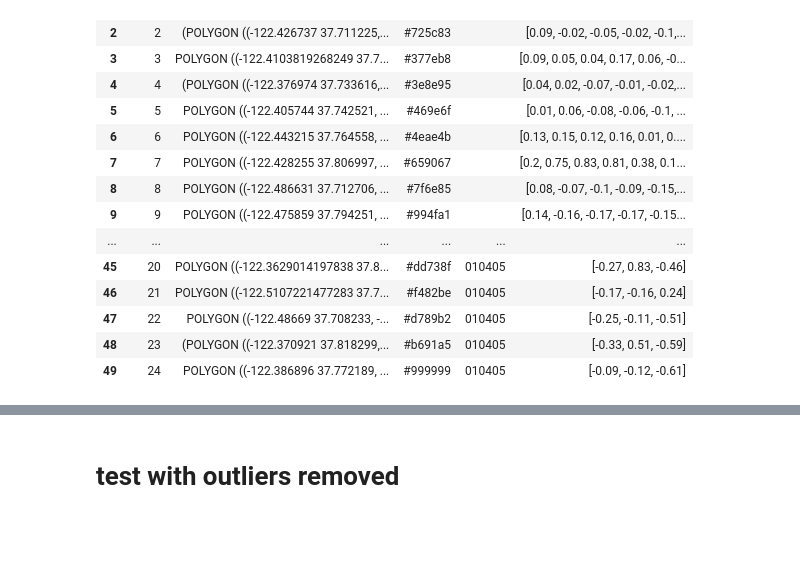
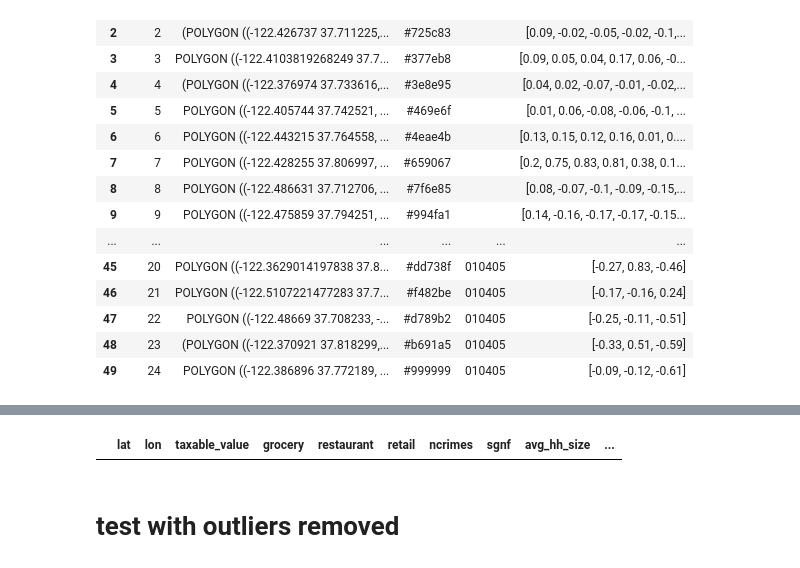
Before and after one commit to crupley/hoodie-development, a Jupyter notebook: explore/cutlists to json.ipynb, the cells around one changed output, grey strips where cells are left out. Drawn from its saved outputs; the diff is of its cells as text; code cells hidden in the pictures; blank space fills up the shorter version.

```diff
--- a/explore/cutlists to json.ipynb
+++ b/explore/cutlists to json.ipynb
@@ -546,6 +546,14 @@ tdf[tdf.cnum == 24]
 |  | lat | lon | taxable_value | grocery | restaurant | retail | ncrimes | sgnf | avg_hh_size | ... |
 | 5662 | 37.774382 | -122.383646 | -6.007028 | -0.40575 | -0.360778 | -0.537526 | -0.349749 | -2.183871 | -1.897774 | ... |
 | 6742 | 37.775310 | -122.383328 | -6.336711 | -0.41882 | -0.359619 | -0.528204 | -0.313535 | -2.271125 | -1.913687 | ... |
+# %%
+cnum = cut2cluster('010405', 27)
+# %%
+tdf = load_featuredf()
+tdf['cnum'] = cnum
+tdf[tdf.cnum == 26]
+# %% [output]
+|  | lat | lon | taxable_value | grocery | restaurant | retail | ncrimes | sgnf | avg_hh_size | ... |
 # %% [markdown]
 # test with outliers removed
 # %%
```
Also changed, not shown: parts of 1 cell of this notebook, 2 other files.
